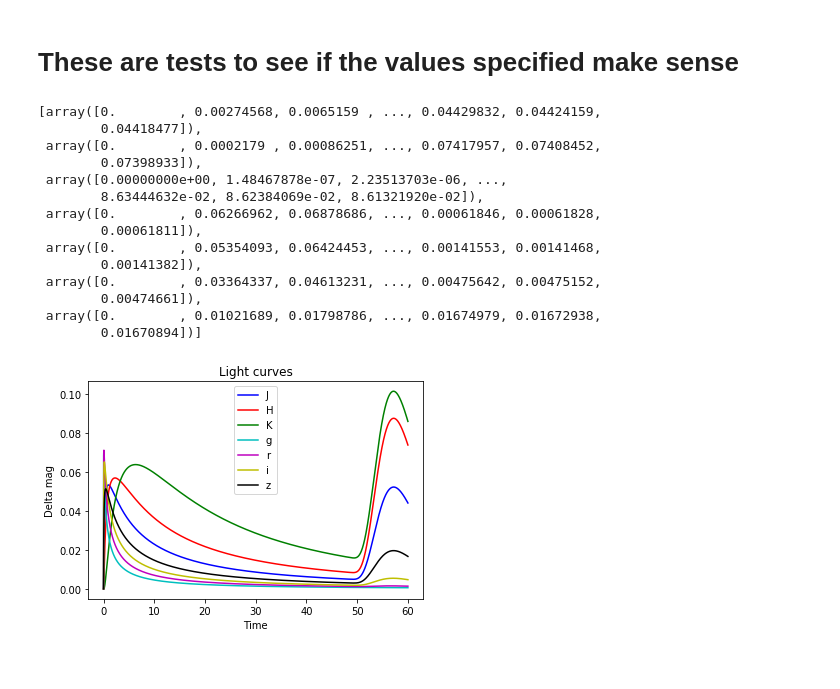
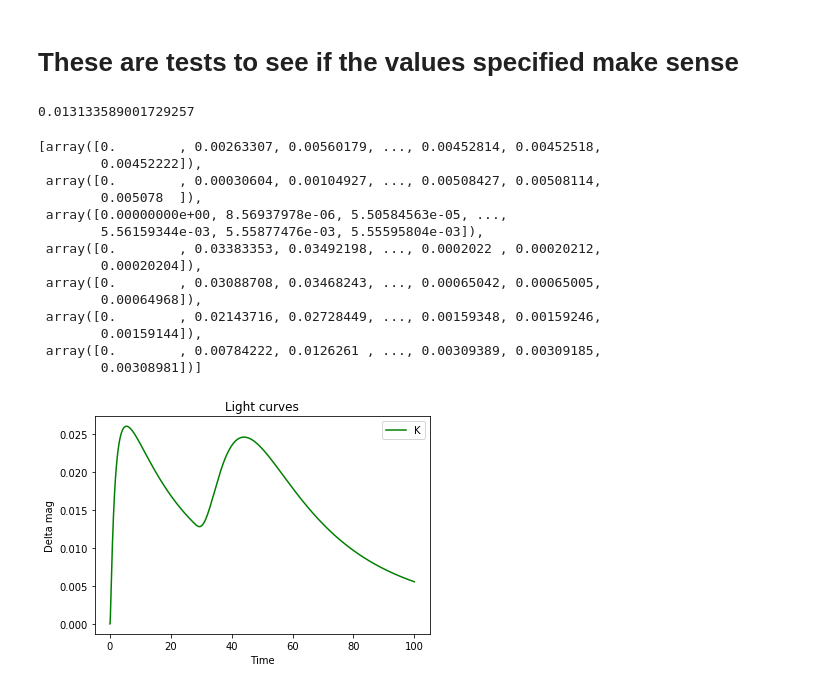
Before and after one commit to MalteBrinch/Master-Thesis-Code, a Jupyter notebook: Generate fake light curves.ipynb, the cells around one changed output. Drawn from its saved outputs; the diff is of its cells as text; code cells hidden in the pictures.

```diff
--- a/Generate fake light curves.ipynb
+++ b/Generate fake light curves.ipynb
@@ -12,10 +12,10 @@ import theano.tensor.signal.conv
 # set the seed
 np.random.seed(42)
 
-n = 5000
+n = 1000
  # The number of data points
 #ntau=10000.0 number of points for transfer function
-tau = np.linspace(0.0, 60.0, n)#delay times for transfer function
+tau = np.linspace(0.0, 100.0, n)#delay times for transfer function
 start = 58000
 end = 58900
 X = np.linspace(start, end, n)[:, None] # The inputs to the GP, they must be arranged as a column vector
@@ -33,7 +33,7 @@ mean_func = pm.gp.mean.Zero()
 
 # The latent function values are one sample from a multivariate normal
 # Note that we have to call `eval()` because PyMC3 built on top of Theano
-f_true = np.random.multivariate_normal(mean_func(X).eval(),cov_func(X).eval() , 1).flatten()
+f_true = np.random.multivariate_normal(mean_func(X).eval(),cov_func(X).eval()+ 1e-8*np.eye(n), 1).flatten()
 np.savetxt('drivingfunction.txt',np.c_[X,f_true],delimiter=',')
 # The observed data is the latent function plus a small amount of T distributed noise
 # The standard deviation of the noise is `sigma`, and the degrees of freedom is `nu`
@@ -43,7 +43,7 @@ np.savetxt('drivingfunction.txt',np.c_[X,f_true],delimiter=',')
 
 ## Plot the data and the unobserved latent function
 fig = plt.figure(figsize=(12,5)); ax = fig.gca()
-ax.plot(X, f_true, "dodgerblue", lw=3, label="Driving function");
+ax.plot(X, f_true, "dodgerblue", lw=1, label="Driving function");
 #ax.plot(X, y, 'ok', ms=3, label="Data");
 ax.set_xlabel("Time"); ax.set_ylabel("Delta mag"); plt.legend();
 print('time values are saved as "X" and magnitude values are saved as "f_true"')
@@ -421,15 +427,14 @@ def transfertest(theta,tau):
     rtransfer = rPsi_DT + rPsi_AD
     itransfer = iPsi_DT + iPsi_AD
     ztransfer = zPsi_DT + zPsi_AD
-
-    plt.plot(tau,Jtransfer,'b', label='J')
-    plt.plot(tau,Htransfer,'r', label='H')
+    print(gBB)
+    #plt.plot(tau,Jtransfer,'b', label='J')
+    #plt.plot(tau,Htransfer,'r', label='H')
     plt.plot(tau,Ktransfer,'g', label='K')
-    plt.plot(tau,gtransfer,'c', label='g')
-    plt.plot(tau,rtransfer,'m', label='r')
-    plt.plot(tau,itransfer,'y', label='i')
-    plt.plot(tau,ztransfer,'k', label='z')
-    #plt.plot(tau,lognorm_DT,'k',label='DT')
+    #plt.plot(tau,gtransfer,'c', label='g')
+    #plt.plot(tau,rtransfer,'m', label='r')
+    #plt.plot(tau,itransfer,'y', label='i')
+    #plt.plot(tau,ztransfer,'k', label='z')
     plt.title('Light curves')
     plt.xlabel('Time')
     plt.ylabel('Delta mag')
@@ -437,30 +442,31 @@ def transfertest(theta,tau):
 
     return [Jtransfer,Htransfer,Ktransfer,gtransfer,rtransfer,itransfer,ztransfer]
 # %%
-thetatest=(0.4,12.0,47.0,
+thetatest=(0.7,np.exp(3.43398720449),np.exp(3.295836866),
      1.80,24.62,0.0,
      1.57,26.61,0.0,
-     1.23,28.66,0.0,
+     1.4,np.exp(3.65480547378),0.0,
      2.4,11.68,0.0,
      2.31,14.34,0.0,
      2.18,17.13,0.0,
      1.99,22.55,0.0,
-     1456.0, 1.0, 1.5)
-
+     2056.0, 0.5, 1.5)
+tau = np.linspace(0.0, 100.0, 5000)
 transfertest(thetatest,tau)
 # %% [output]
-[array([0.        , 0.00274568, 0.0065159 , ..., 0.04429832, 0.04424159,
-        0.04418477]),
- array([0.        , 0.0002179 , 0.00086251, ..., 0.07417957, 0.07408452,
-        0.07398933]),
- array([0.00000000e+00, 1.48467878e-07, 2.23513703e-06, ...,
-        8.63444632e-02, 8.62384069e-02, 8.61321920e-02]),
- array([0.        , 0.06266962, 0.06878686, ..., 0.00061846, 0.00061828,
-        0.00061811]),
- array([0.        , 0.05354093, 0.06424453, ..., 0.00141553, 0.00141468,
-        0.00141382]),
- array([0.        , 0.03364337, 0.04613231, ..., 0.00475642, 0.00475152,
-        0.00474661]),
- array([0.        , 0.01021689, 0.01798786, ..., 0.01674979, 0.01672938,
-        0.01670894])]
+0.013133589001729257
+[array([0.        , 0.00263307, 0.00560179, ..., 0.00452814, 0.00452518,
+        0.00452222]),
+ array([0.        , 0.00030604, 0.00104927, ..., 0.00508427, 0.00508114,
+        0.005078  ]),
+ array([0.00000000e+00, 8.56937978e-06, 5.50584563e-05, ...,
+        5.56159344e-03, 5.55877476e-03, 5.55595804e-03]),
+ array([0.        , 0.03383353, 0.03492198, ..., 0.0002022 , 0.00020212,
+        0.00020204]),
+ array([0.        , 0.03088708, 0.03468243, ..., 0.00065042, 0.00065005,
+        0.00064968]),
+ array([0.        , 0.02143716, 0.02728449, ..., 0.00159348, 0.00159246,
+        0.00159144]),
+ array([0.        , 0.00784222, 0.0126261 , ..., 0.00309389, 0.00309185,
+        0.00308981])]
-[figure, old version]
+[figure, new version]
```
Also changed, not shown: parts of 4 cells of this notebook.
